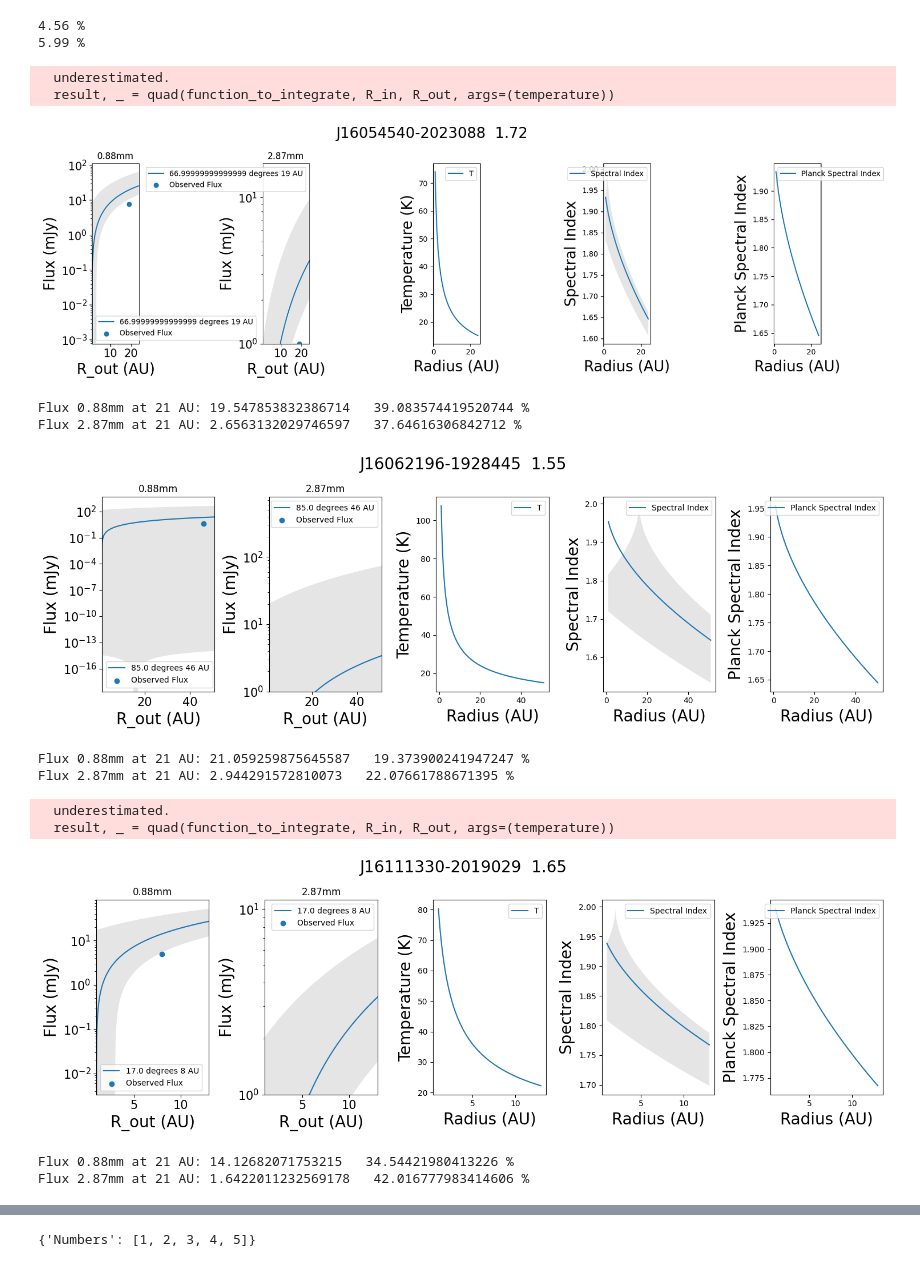
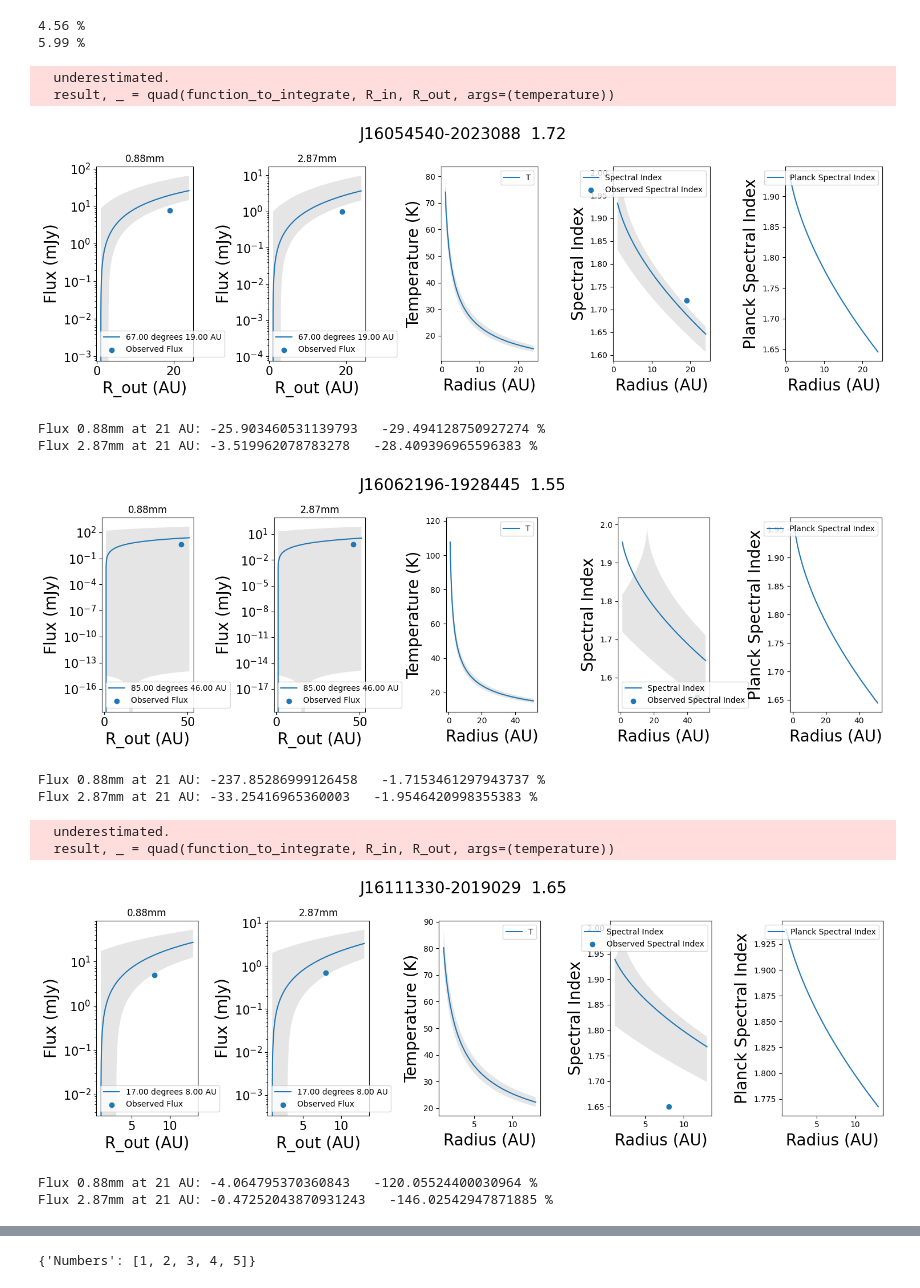
Before and after one commit to Maurone7/Upper-Sco-2022, a Jupyter notebook: theoretical_vs_measured_flux.ipynb, the cells around one changed output, grey strips where cells are left out. Drawn from its saved outputs; the diff is of its cells as text; code cells hidden in the pictures.

```diff
--- a/theoretical_vs_measured_flux.ipynb
+++ b/theoretical_vs_measured_flux.ipynb
@@ -197,12 +177,16 @@ for index, element in enumerate(source_list_garrett):
     theoretical_flux_2_87mm_lower_error = []
     theoretical_flux_2_87mm_upper_error = []
     T_list = []
+    T_list_lower_error = []
+    T_list_upper_error = []
     spectral_indices = []
     spectral_indices_lower_error = []
     spectral_indices_upper_error = []
     planck_spectral_index = []
 
     L_star = (10 ** luminosity_list_barenfeld_updated[index]) * L_sun
+    L_star_lower_error = (10 ** (luminosity_list_barenfeld_updated[index] - luminosity_list_barenfeld_error_updated[index])) * L_sun
+    L_star_upper_error = (10 ** (luminosity_list_barenfeld_updated[index] + luminosity_list_barenfeld_error_updated[index])) * L_sun
     i = inclination_list_barenfeld_updated[index] * np.pi/180
     i_lower_error = inclination_list_barenfeld_lower_error_updated[index] * np.pi/180
     i_upper_error = inclination_list_barenfeld_upper_error_updated[index] * np.pi/180
@@ -218,6 +202,8 @@ for index, element in enumerate(source_list_garrett):
         theoretical_flux_0_88mm_lower_error.append(final(i + i_lower_error, d, R_in, radiuses + R_out_upper_error, L_star))
         theoretical_flux_0_88mm_upper_error.append(final(i + i_upper_error, d, R_in, radiuses + R_out_lower_error, L_star))
         T_list.append(passive_T(radiuses, L_star))
+        T_list_lower_error.append(passive_T(radiuses, L_star_lower_error))
+        T_list_upper_error.append(passive_T(radiuses, L_star_upper_error))
         wavelength = 0.287
         theoretical_flux_2_87mm.append(final(i, d, R_in, radiuses, L_star))
         theoretical_flux_2_87mm_lower_error.append(final(i + i_lower_error, d, R_in, radiuses + R_out_upper_error, L_star))
@@ -236,14 +222,14 @@ for index, element in enumerate(source_list_garrett):
 
             # change sizes of subplots
             fig.set_size_inches(15, 5)
-
+            i = i * 180/np.pi
             # i from radians to degrees
-            ax[0].plot(R_out_list/AU_in_cm, theoretical_flux_0_88mm, label= str(i * 180/np.pi) + " degrees " + str(radius_dust_updated[index]) + " AU")
+            ax[0].plot(R_out_list/AU_in_cm, theoretical_flux_0_88mm, label="{:.2f} degrees {:.2f} AU".format(i, radius_dust_updated[index]))
             #plt.plot(R_out_list/AU_in_cm, flux_values_0_88mm_lower_error, label= str(i - i_lower_error) + " degrees " + str(21 + R_out_upper_error/AU_in_cm) + " AU")
             #plt.plot(R_out_list/AU_in_cm, flux_values_0_88mm_upper_error, label= str(i + i_upper_error) + " degrees " + str(21 + R_out_lower_error/AU_in_cm) + " AU")
             ax[0].fill_between(R_out_list/AU_in_cm, theoretical_flux_0_88mm_lower_error, theoretical_flux_0_88mm_upper_error, alpha=0.2, facecolor='gray')
             ax[0].scatter(radius_dust_updated[index], flux_barenfeld_0_88mm_updated[index], label='Observed Flux')
-            ax[0].set_xlim(1, radius_dust_updated[index] + 5)
+            #ax[0].set_xlim(1, radius_dust_updated[index] + 5)
 
             ax[0].set_title("0.88mm")
             ax[0].set_xlabel("R_out (AU)", fontsize=20), ax[0].set_ylabel("Flux (mJy)", fontsize=20)
@@ -254,12 +240,12 @@ for index, element in enumerate(source_list_garrett):
             ax[0].tick_params(which='both', labelsize=15)
 
 
-            ax[1].plot(R_out_list/AU_in_cm, theoretical_flux_2_87mm, label= str(i * 180/np.pi) + " degrees " + str(radius_dust_updated[index]) + " AU")
+            ax[1].plot(R_out_list/AU_in_cm, theoretical_flux_2_87mm, label="{:.2f} degrees {:.2f} AU".format(i, radius_dust_updated[index]))
             #plt.plot(R_out_list/AU_in_cm, flux_values_2_87mm_lower_error, label= str(i - i_lower_error) + " degrees " + str(21 + R_out_upper_error/AU_in_cm) + " AU")
             #plt.plot(R_out_list/AU_in_cm, flux_values_2_87mm_upper_error, label= str(i + i_upper_error) + " degrees " + str(21 + R_out_lower_error/AU_in_cm) + " AU")
             ax[1].fill_between(R_out_list/AU_in_cm, theoretical_flux_2_87mm_lower_error, theoretical_flux_2_87mm_upper_error, alpha=0.2, facecolor='gray')
             ax[1].scatter(radius_dust_updated[index], flux_list_2_87mm_garrett[index], label='Observed Flux')
-            ax[1].set_xlim(1, radius_dust_updated[index] + 5)
+            #ax[1].set_xlim(1, radius_dust_updated[index] + 5)
 
             ax[1].set_title("2.87mm")
             ax[1].set_xlabel("R_out (AU)", fontsize=20), ax[1].set_ylabel("Flux (mJy)", fontsize=20)
@@ -268,49 +254,52 @@ for index, element in enumerate(source_list_garrett):
             #ax[1].set_ylim(0, 20)
             #plt.savefig('J16153456-2242421 theoretical and measured flux 2.87mm.png')
             ax[1].tick_params(which='both', labelsize=15)
-            ax[1].set_ylim(bottom=1)
+            #ax[1].set_ylim(bottom=1)
 
             # plot temperature vs radius with passive T function
             ax[2].plot(R_out_list/AU_in_cm, T_list, label='T')
+            ax[2].fill_between(R_out_list/AU_in_cm, T_list_lower_error, T_list_upper_error, alpha=0.2, facecolor='gray')
             ax[2].set_xlabel("Radius (AU)", fontsize=20), ax[2].set_ylabel("Temperature (K)", fontsize=20)
             ax[2].legend()
 
             ax[3].plot(R_out_list/AU_in_cm, spectral_indices, label='Spectral Index')
+            ax[3].scatter(radius_dust_updated[index], spectral_index_upper_sco[index], label='Observed Spectral Index')
             ax[3].fill_between(R_out_list/AU_in_cm, spectral_indices_lower_error, spectral_indices_upper_error, alpha=0.2, facecolor='gray')
             ax[3].set_xlabel("Radius (AU)", fontsize=20), ax[3].set_ylabel("Spectral Index", fontsize=20)
             ax[3].legend()
 
             ax[4].plot(R_out_list/AU_in_cm, planck_spectral_index, label='Planck Spectral Index')
             #ax[4].fill_between(R_out_list/AU_in_cm, planck_spectral_index_lower_error, planck_spectral_index_upper_error, alpha=0.2, facecolor='gray')
             ax[4].set_xlabel("Radius (AU)", fontsize=20), ax[4].set_ylabel("Planck Spectral Index", fontsize=20)
             ax[4].legend()
 
             # create plot of spectral index vs radius
 
             # plot alpha_planck vs radius (outer radius 100AU)
 
             plt.suptitle(str(source_list_garrett[index]) + "  " + str(round(spectral_index_upper_sco[index], 2)), fontsize=20)
             plt.tight_layout()
+            plt.savefig(str(source_list_garrett[index]) + ' theoretical and measured flux.png')
             plt.show()
 
             wavelength = 0.088
             theoretical_flux_0_88mm = final(i, d, R_in, radius_dust_updated[index] * AU_in_cm, L_star)
             print('Flux 0.88mm at 21 AU:', theoretical_flux_0_88mm, ' ', flux_barenfeld_0_88mm_updated[index]/theoretical_flux_0_88mm * 100, '%')
 
             wavelength = 0.287
             theoretical_flux_2_87mm = final(i, d, R_in, radius_dust_updated[index] * AU_in_cm, L_star)
             print('Flux 2.87mm at 21 AU:', theoretical_flux_2_87mm, ' ', flux_list_2_87mm_garrett[index]/theoretical_flux_2_87mm * 100, '%')
 # %% [output]
   underestimated.
   result, _ = quad(function_to_integrate, R_in, R_out, args=(temperature))
-[figure, old version]
+[figure, new version]
-Flux 0.88mm at 21 AU: 19.547853832386714   39.083574419520744 %
-Flux 2.87mm at 21 AU: 2.6563132029746597   37.64616306842712 %
+Flux 0.88mm at 21 AU: -25.903460531139793   -29.494128750927274 %
+Flux 2.87mm at 21 AU: -3.519962078783278   -28.409396965596383 %
-[figure, old version]
+[figure, new version]
-Flux 0.88mm at 21 AU: 21.059259875645587   19.373900241947247 %
-Flux 2.87mm at 21 AU: 2.944291572810073   22.07661788671395 %
+Flux 0.88mm at 21 AU: -237.85286999126458   -1.7153461297943737 %
+Flux 2.87mm at 21 AU: -33.25416965360003   -1.9546420998355383 %
   underestimated.
   result, _ = quad(function_to_integrate, R_in, R_out, args=(temperature))
-[figure, old version]
+[figure, new version]
-Flux 0.88mm at 21 AU: 14.12682071753215   34.54421980413226 %
-Flux 2.87mm at 21 AU: 1.6422011232569178   42.016777983414606 %
+Flux 0.88mm at 21 AU: -4.064795370360843   -120.05524400030964 %
+Flux 2.87mm at 21 AU: -0.47252043870931243   -146.02542947871885 %
```
Also changed, not shown: parts of 3 cells of this notebook, 5 other files.
